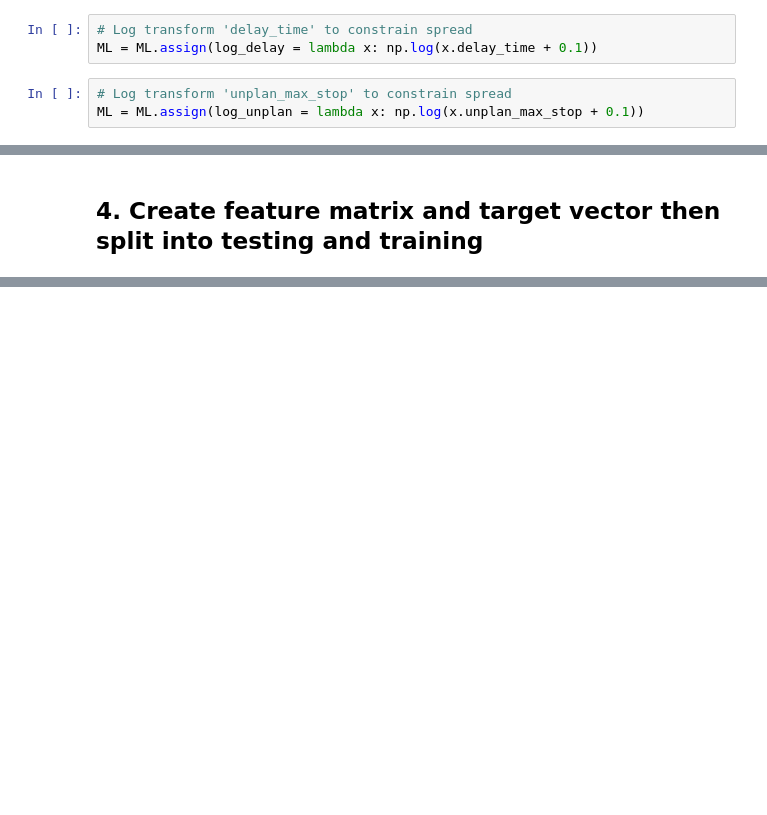
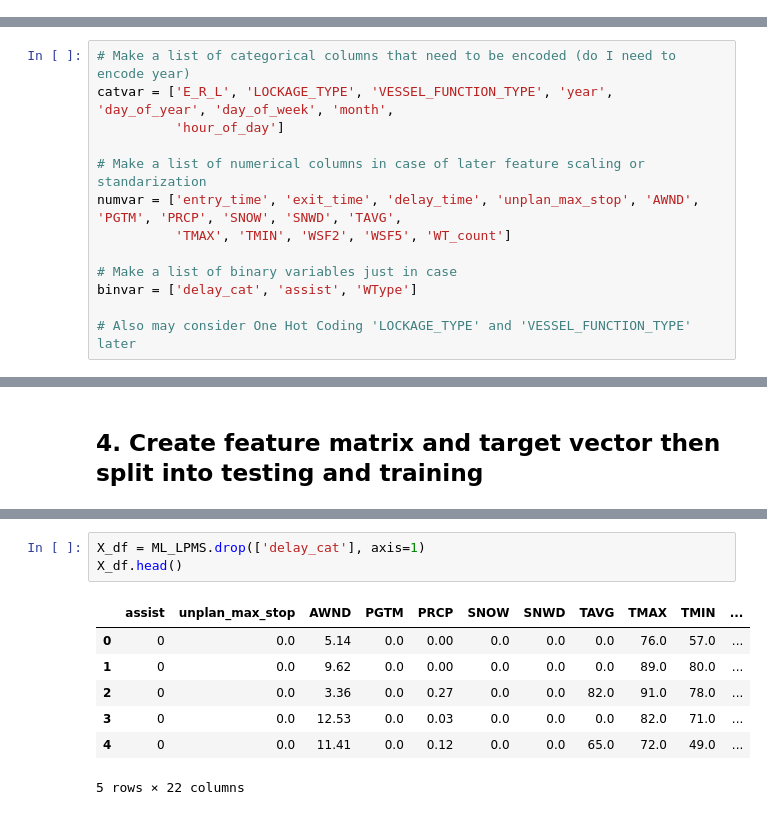
Before and after one commit to PassMoreHeat/springboard, a Jupyter notebook: Capstone_2/LPMS_EDA_ML_working_code.ipynb, the cells around one changed output, grey strips where cells are left out. Drawn from its saved outputs; the diff is of its cells as text; blank space fills up the shorter version.

```diff
--- a/Capstone_2/LPMS_EDA_ML_working_code.ipynb
+++ b/Capstone_2/LPMS_EDA_ML_working_code.ipynb
@@ -84,9 +107,3 @@ V       3
 A       1
 T       1
 Name: LOCKAGE_TYPE, dtype: int64
-# %%
-# Log transform 'delay_time' to constrain spread
-ML = ML.assign(log_delay = lambda x: np.log(x.delay_time + 0.1))
-# %%
-# Log transform 'unplan_max_stop' to constrain spread
-ML = ML.assign(log_unplan = lambda x: np.log(x.unplan_max_stop + 0.1))
@@ -240,2 +122,15 @@ catvar = []
+# %%
+# Make a list of categorical columns that need to be encoded (do I need to encode year)
+catvar = ['E_R_L', 'LOCKAGE_TYPE', 'VESSEL_FUNCTION_TYPE', 'year', 'day_of_year', 'day_of_week', 'month',
+          'hour_of_day']
+
+# Make a list of numerical columns in case of later feature scaling or standarization
+numvar = ['entry_time', 'exit_time', 'delay_time', 'unplan_max_stop', 'AWND', 'PGTM', 'PRCP', 'SNOW', 'SNWD', 'TAVG',
+          'TMAX', 'TMIN', 'WSF2', 'WSF5', 'WT_count']
+
+# Make a list of binary variables just in case
+binvar = ['delay_cat', 'assist', 'WType']
+
+# Also may consider One Hot Coding 'LOCKAGE_TYPE' and 'VESSEL_FUNCTION_TYPE' later
 # %%
 # Use label encoder for categorical variables
@@ -268,0 +346,11 @@ print("y Testing set sample size:", (y_test.shape[0]))
+# %%
+X_df = ML_LPMS.drop(['delay_cat'], axis=1)
+X_df.head()
+# %% [output]
+|  | assist | unplan_max_stop | AWND | PGTM | PRCP | SNOW | SNWD | TAVG | TMAX | TMIN | ... |
+| 0 | 0 | 0.0 | 5.14 | 0.0 | 0.00 | 0.0 | 0.0 | 0.0 | 76.0 | 57.0 | ... |
+| 1 | 0 | 0.0 | 9.62 | 0.0 | 0.00 | 0.0 | 0.0 | 0.0 | 89.0 | 80.0 | ... |
+| 2 | 0 | 0.0 | 3.36 | 0.0 | 0.27 | 0.0 | 0.0 | 82.0 | 91.0 | 78.0 | ... |
+| 3 | 0 | 0.0 | 12.53 | 0.0 | 0.03 | 0.0 | 0.0 | 0.0 | 82.0 | 71.0 | ... |
+| 4 | 0 | 0.0 | 11.41 | 0.0 | 0.12 | 0.0 | 0.0 | 65.0 | 72.0 | 49.0 | ... |
+5 rows × 22 columns
```
Also changed, not shown: parts of 69 cells of this notebook.
